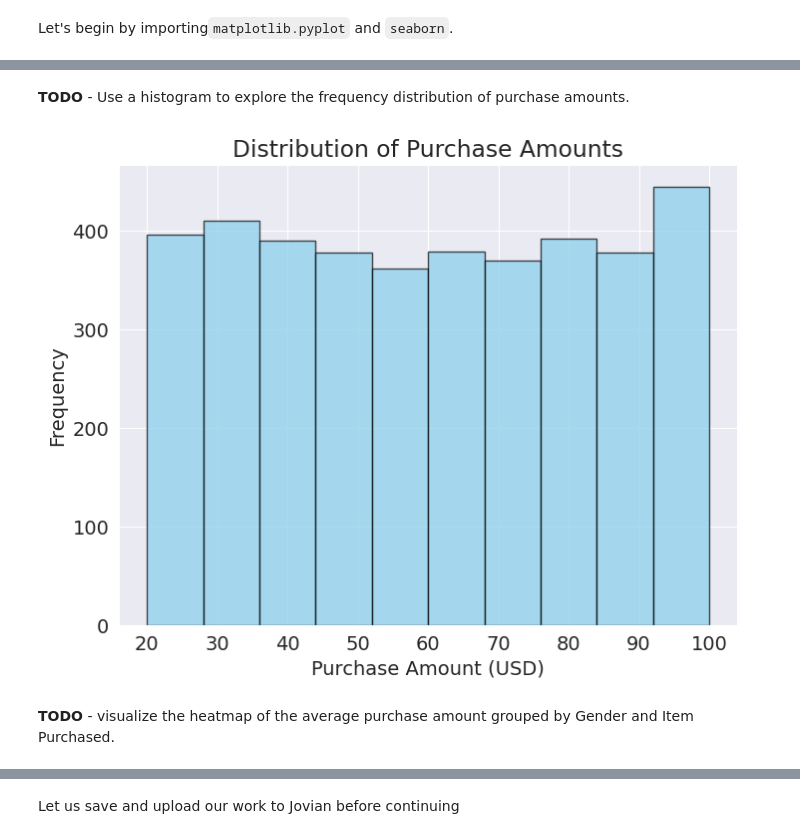
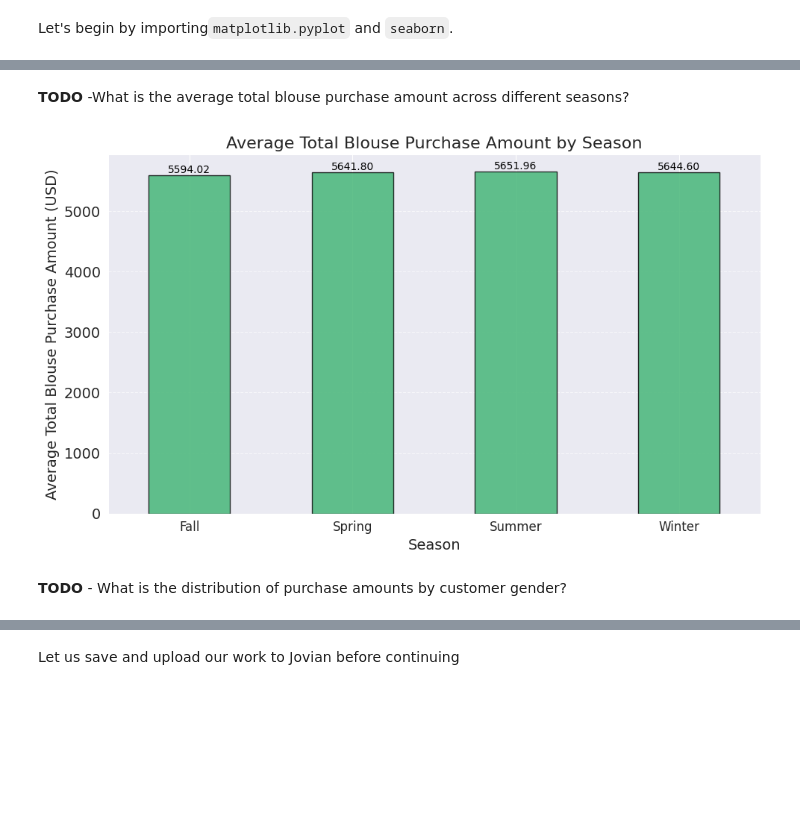
Before and after one commit to karam79/Heart-Disease-Prediction-using-Machine-Learning, a Jupyter notebook: fully_updated_zerotopandas_course_project.ipynb, the cells around one changed output, grey strips where cells are left out. Drawn from its saved outputs; the diff is of its cells as text; code cells hidden in the pictures; blank space fills up the shorter version.

```diff
--- a/fully_updated_zerotopandas_course_project.ipynb
+++ b/fully_updated_zerotopandas_course_project.ipynb
@@ -604,17 +654,31 @@ plt.tight_layout()
+# %% [markdown]
+**TODO** -What is the average total blouse purchase amount across different seasons?
+# %%
+import pandas as pd
+import matplotlib.pyplot as plt
+
+# Group by 'Season' and calculate the average total blouse purchase amount
+avg_blouse_purchase_by_season = shopping_df.groupby('Season')['total_amount_blouse'].mean()
+
+# Plot the results
+plt.figure(figsize=(10, 6))
+bars = avg_blouse_purchase_by_season.plot(kind='bar', color='mediumseagreen', edgecolor='black', alpha=0.8)
+
+# Add annotations for the bar values
+for i, value in enumerate(avg_blouse_purchase_by_season):
+    plt.text(i, value + 0.5, f'{value:.2f}', ha='center', va='bottom', fontsize=10, color='black')
+
+# Add descriptive labels and titles
+plt.title('Average Total Blouse Purchase Amount by Season', fontsize=16)
+plt.xlabel('Season', fontsize=14)
+plt.ylabel('Average Total Blouse Purchase Amount (USD)', fontsize=14)
+plt.xticks(rotation=0, fontsize=12)
+plt.grid(axis='y', linestyle='--', alpha=0.7)
+
+# Display the plot
+plt.tight_layout()
+plt.show()
+# %% [output]
+[figure, added]
 # %% [markdown]
-**TODO** - Use a histogram to explore the frequency distribution of purchase amounts.
+**TODO** - What is the distribution of purchase amounts by customer gender?
-# %%
-# Plot histogram for Purchase Amounts
-plt.figure(figsize=(8, 6))
-plt.hist(shopping_df['Purchase Amount (USD)'], bins=10, color='skyblue', edgecolor='black', alpha=0.7)
-plt.title('Distribution of Purchase Amounts')
-plt.xlabel('Purchase Amount (USD)')
-plt.ylabel('Frequency')
-
-plt.show()
-
-plt.tight_layout()
-# %% [output]
-[figure, removed]
-# %% [markdown]
-**TODO** - visualize the heatmap of the average purchase amount grouped by Gender and Item Purchased.
```
Also changed, not shown: parts of 21 cells of this notebook.
